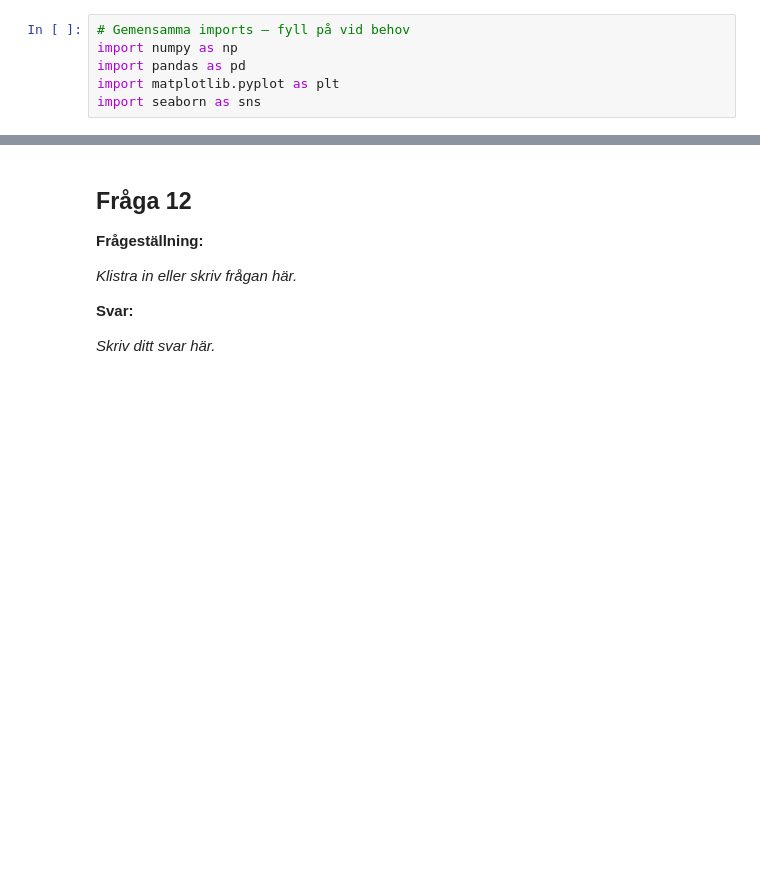
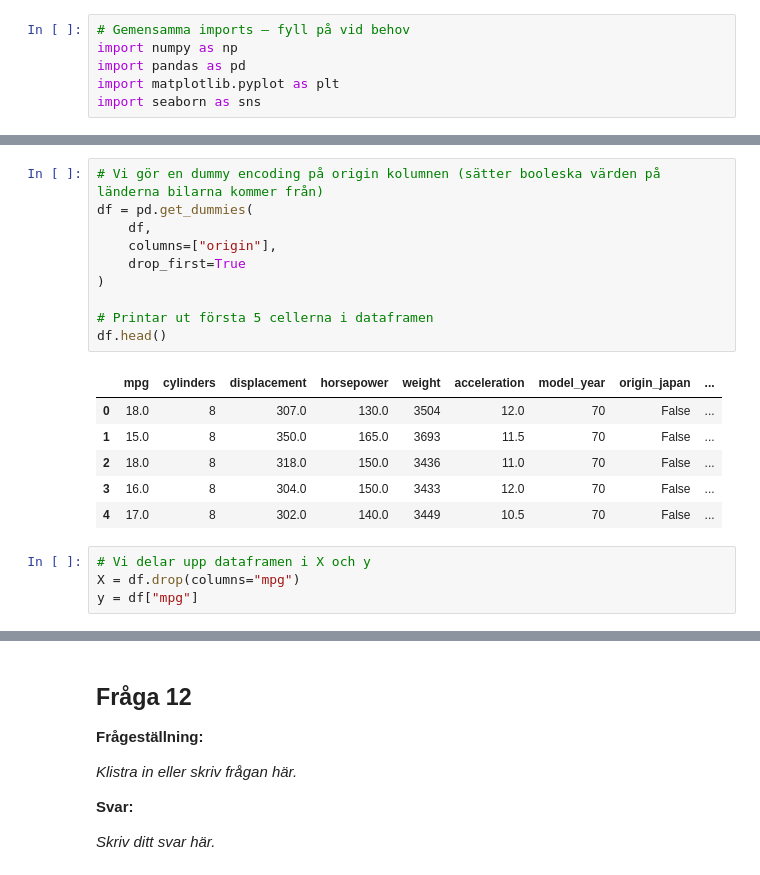
Before and after one commit to Mezea11/ai-ml-kurs-del-1, a Jupyter notebook: chapter_02_ml_project/chapter_02_ml_project.ipynb, the cells around one changed output, grey strips where cells are left out. Drawn from its saved outputs; the diff is of its cells as text; blank space fills up the shorter version.

```diff
--- a/chapter_02_ml_project/chapter_02_ml_project.ipynb
+++ b/chapter_02_ml_project/chapter_02_ml_project.ipynb
@@ -112,0 +394,21 @@ _Skriv ditt svar här._
+# %%
+# Vi gör en dummy encoding på origin kolumnen (sätter booleska värden på länderna bilarna kommer från)
+df = pd.get_dummies(
+    df,
+    columns=["origin"],
+    drop_first=True
+)
+
+# Printar ut första 5 cellerna i dataframen
+df.head()
+# %% [output]
+|  | mpg | cylinders | displacement | horsepower | weight | acceleration | model_year | origin_japan | ... |
+| 0 | 18.0 | 8 | 307.0 | 130.0 | 3504 | 12.0 | 70 | False | ... |
+| 1 | 15.0 | 8 | 350.0 | 165.0 | 3693 | 11.5 | 70 | False | ... |
+| 2 | 18.0 | 8 | 318.0 | 150.0 | 3436 | 11.0 | 70 | False | ... |
+| 3 | 16.0 | 8 | 304.0 | 150.0 | 3433 | 12.0 | 70 | False | ... |
+| 4 | 17.0 | 8 | 302.0 | 140.0 | 3449 | 10.5 | 70 | False | ... |
+# %%
+# Vi delar upp dataframen i X och y
+X = df.drop(columns="mpg")
+y = df["mpg"]
```
Also changed, not shown: parts of 47 cells of this notebook, 5 other files.
